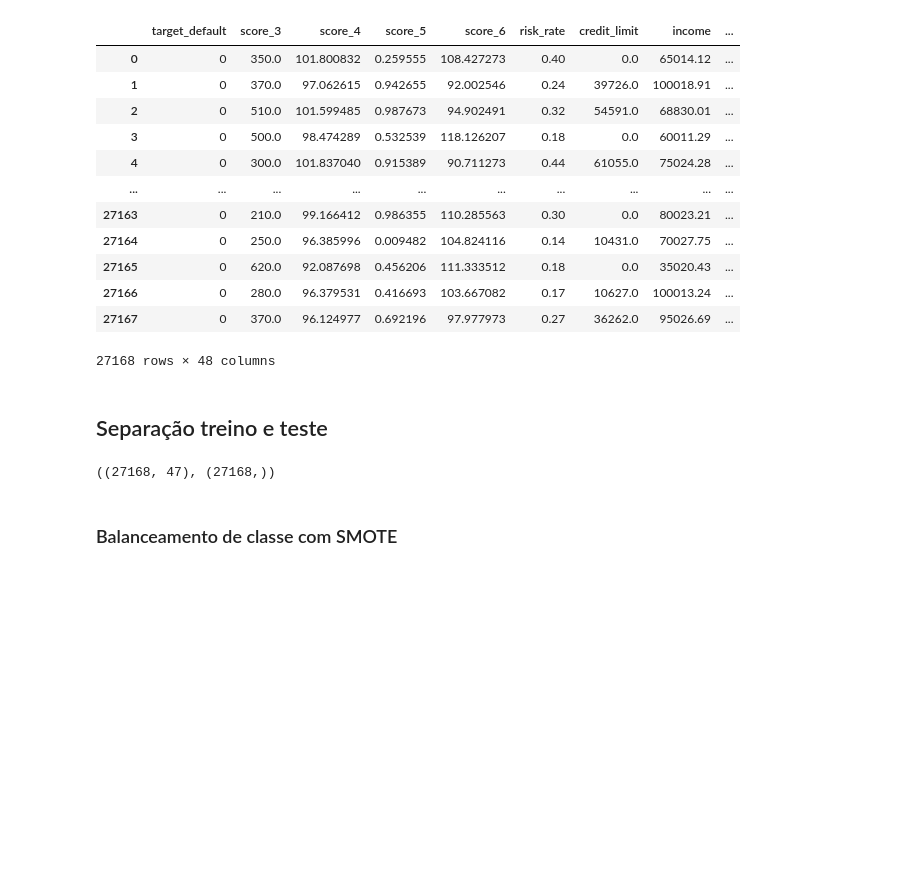
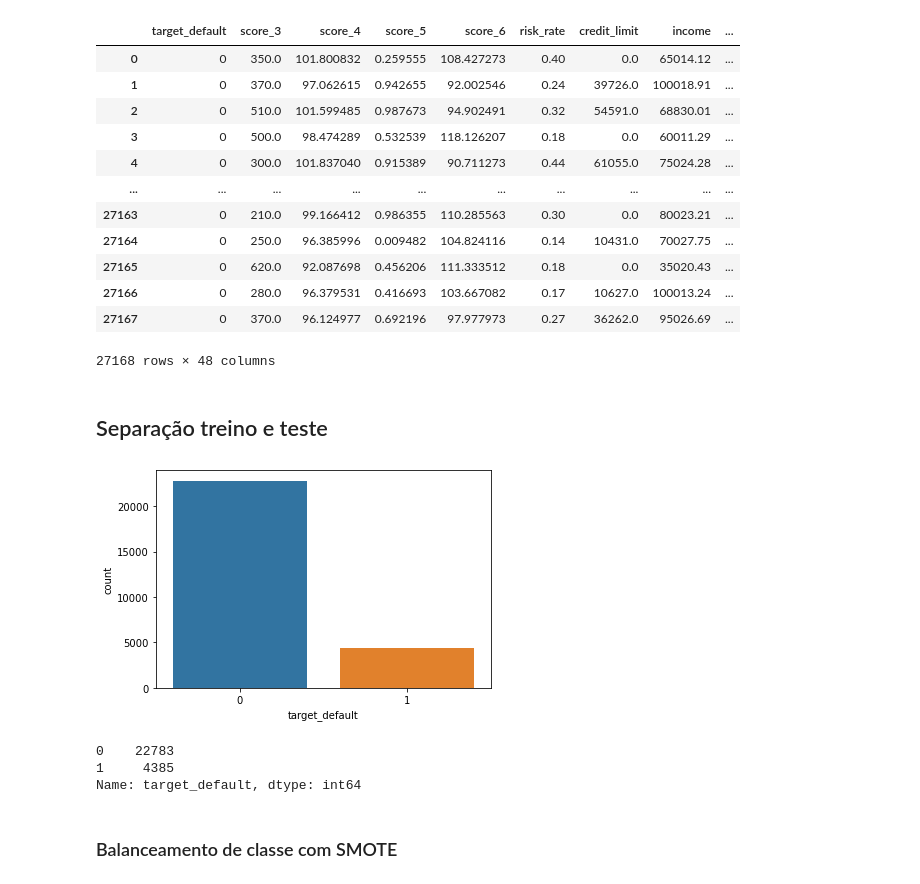
Before and after one commit to dev-daniel-amorim/ML-Ajustes_Hiperparametros, a Jupyter notebook: ML - Ajustes Hiperparâmetros.ipynb, the cells around one changed output. Drawn from its saved outputs; the diff is of its cells as text; code cells hidden in the pictures; blank space fills up the shorter version.

```diff
--- a/ML - Ajustes Hiperparâmetros.ipynb
+++ b/ML - Ajustes Hiperparâmetros.ipynb
@@ -40,4 +40,11 @@ y = df.target_default
 # %%
-X.shape, y.shape
+import seaborn as sns
+import matplotlib.pyplot as plt
+sns.countplot(x =df['target_default'])
+plt.show()
+df['target_default'].value_counts()
 # %% [output]
+[figure, added]
-((27168, 47), (27168,))
+0    22783
+1     4385
+Name: target_default, dtype: int64
```
Also changed, not shown: parts of 15 cells of this notebook.
